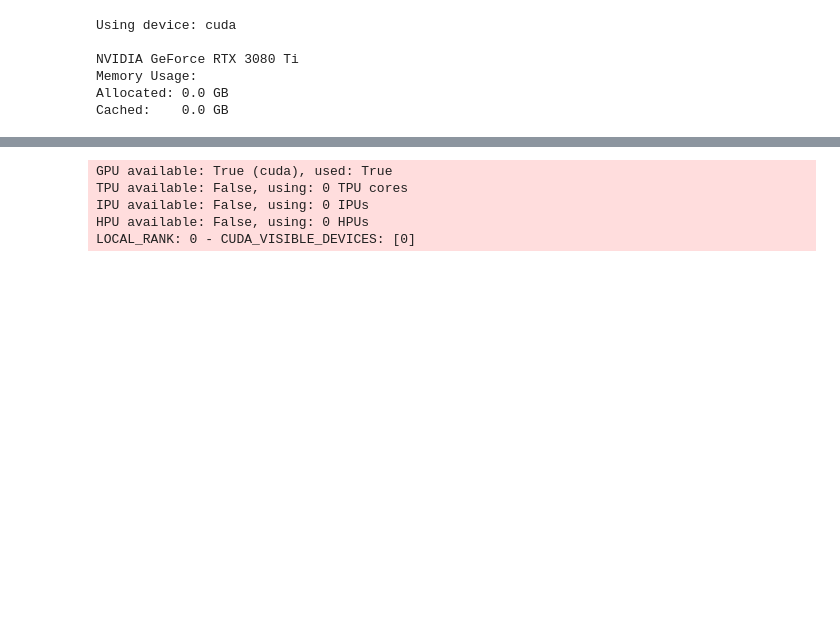
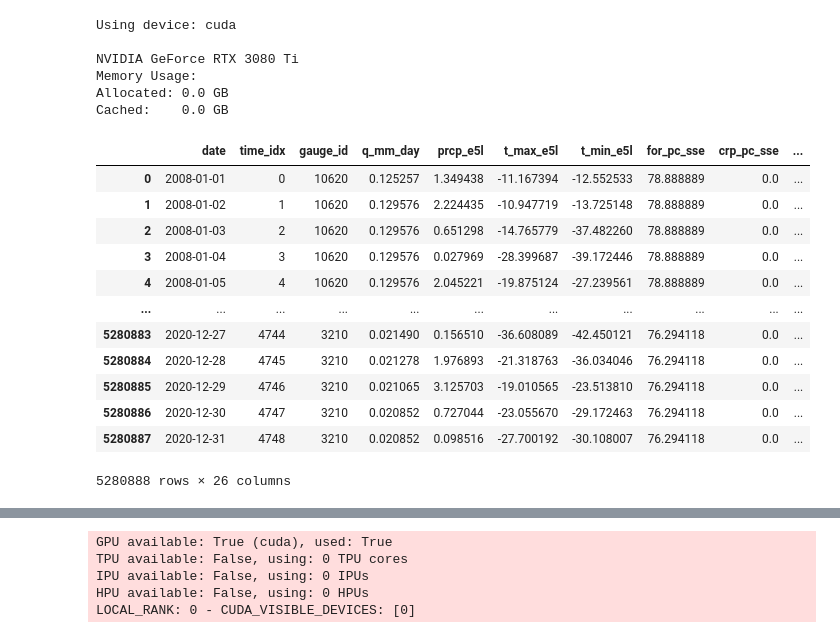
Before and after one commit to dmbrmv/my_dissertation, a Jupyter notebook: forecast/model_launch.ipynb, the cells around one changed output, grey strips where cells are left out. Drawn from its saved outputs; the diff is of its cells as text; code cells hidden in the pictures; blank space fills up the shorter version.

```diff
--- a/forecast/model_launch.ipynb
+++ b/forecast/model_launch.ipynb
@@ -626,0 +664,33 @@ Cached:    0.0 GB
+# %%
+
+###############################################################################
+file = open_for_tft(
+    nc_files=glob.glob('../geo_data/great_db/nc_all_q/*.nc'),
+    static_path='../geo_data/attributes/geo_vector.csv',
+    area_index=ws_file.index,
+    meteo_predictors=meteo_input,
+    hydro_target=hydro_target,
+    shuffle_static=True,
+    with_static=True)
+
+(train_ds, train_loader,
+    val_ds, val_loader, val_df,
+    scaler) = train_val_split(file, with_static=True)
+res = list()
+# %%
+file[['date', 'time_idx', 'gauge_id',
+      hydro_target, *meteo_input, *static_parameters]]
+# %% [output]
+|  | date | time_idx | gauge_id | q_mm_day | prcp_e5l | t_max_e5l | t_min_e5l | for_pc_sse | crp_pc_sse | ... |
+| 0 | 2008-01-01 | 0 | 10620 | 0.125257 | 1.349438 | -11.167394 | -12.552533 | 78.888889 | 0.0 | ... |
+| 1 | 2008-01-02 | 1 | 10620 | 0.129576 | 2.224435 | -10.947719 | -13.725148 | 78.888889 | 0.0 | ... |
+| 2 | 2008-01-03 | 2 | 10620 | 0.129576 | 0.651298 | -14.765779 | -37.482260 | 78.888889 | 0.0 | ... |
+| 3 | 2008-01-04 | 3 | 10620 | 0.129576 | 0.027969 | -28.399687 | -39.172446 | 78.888889 | 0.0 | ... |
+| 4 | 2008-01-05 | 4 | 10620 | 0.129576 | 2.045221 | -19.875124 | -27.239561 | 78.888889 | 0.0 | ... |
+| ... | ... | ... | ... | ... | ... | ... | ... | ... | ... | ... |
+| 5280883 | 2020-12-27 | 4744 | 3210 | 0.021490 | 0.156510 | -36.608089 | -42.450121 | 76.294118 | 0.0 | ... |
+| 5280884 | 2020-12-28 | 4745 | 3210 | 0.021278 | 1.976893 | -21.318763 | -36.034046 | 76.294118 | 0.0 | ... |
+| 5280885 | 2020-12-29 | 4746 | 3210 | 0.021065 | 3.125703 | -19.010565 | -23.513810 | 76.294118 | 0.0 | ... |
+| 5280886 | 2020-12-30 | 4747 | 3210 | 0.020852 | 0.727044 | -23.055670 | -29.172463 | 76.294118 | 0.0 | ... |
+| 5280887 | 2020-12-31 | 4748 | 3210 | 0.020852 | 0.098516 | -27.700192 | -30.108007 | 76.294118 | 0.0 | ... |
+5280888 rows × 26 columns
```
Also changed, not shown: parts of 5 cells of this notebook, 12 other files.
